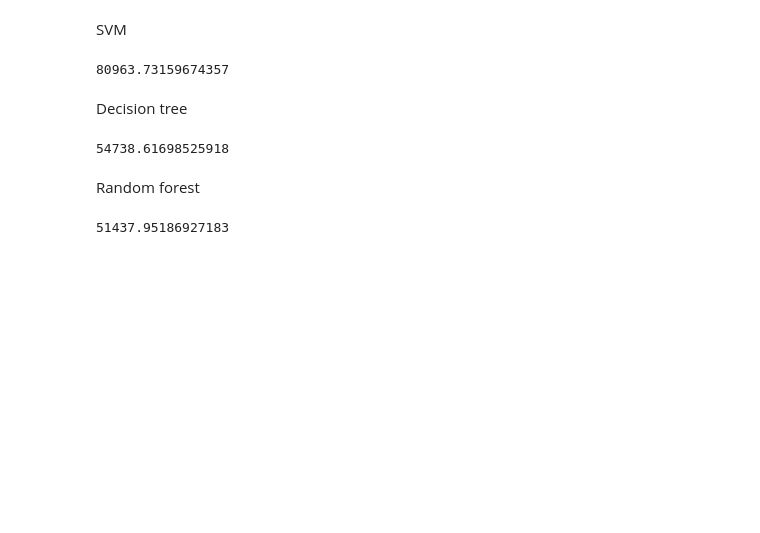
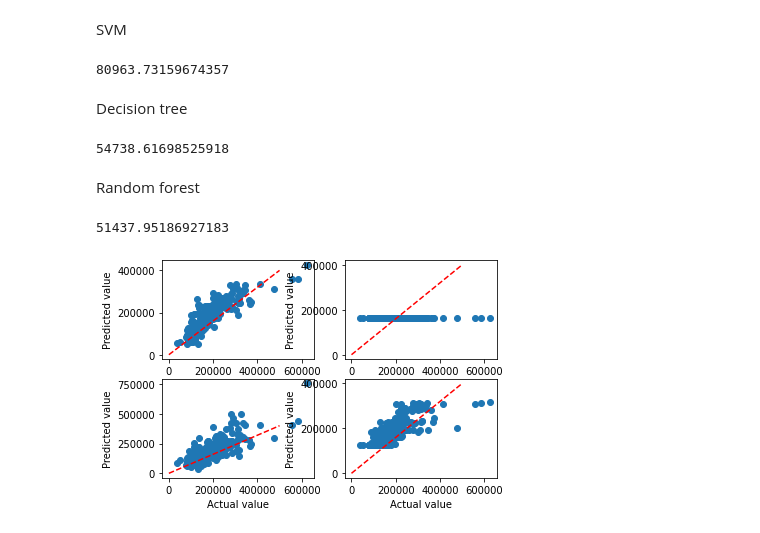
Before and after one commit to Dashnyam7/DIC_assignment, a Jupyter notebook: House_price_prediction.ipynb, the cells around one changed output. Saved outputs shown, nothing was run; the diff lists cells and outputs as text; code cells hidden in the pictures; blank space fills up the shorter version.

```diff
--- a/House_price_prediction.ipynb
+++ b/House_price_prediction.ipynb
@@ -137,3 +145,25 @@ rf_pred = reg.predict(data_test)
 mean_squared_error(target_test, rf_pred,  squared=False)
 # %% [output]
 51437.95186927183
+# %%
+import matplotlib.pyplot as plt
+fig, ((ax1, ax2), (ax3, ax4)) = plt.subplots(2, 2)
+ax1.scatter(target_test, target_pred)
+ax1.plot((0,500000), (0,400000), linestyle='dashed', color="red")
+ax1.set_xlabel("Actual value")
+ax1.set_ylabel("Predicted value")
+ax2.scatter(target_test, svm_pred)
+ax2.plot((0,500000), (0,400000), linestyle='dashed', color="red")
+ax2.set_xlabel("Actual value")
+ax2.set_ylabel("Predicted value")
+ax3.scatter(target_test, dt_pred)
+ax3.plot((0,500000), (0,400000), linestyle='dashed', color="red")
+ax3.set_xlabel("Actual value")
+ax3.set_ylabel("Predicted value")
+ax4.scatter(target_test, rf_pred)
+ax4.plot((0,500000), (0,400000), linestyle='dashed', color="red")
+ax4.set_xlabel("Actual value")
+ax4.set_ylabel("Predicted value")
+plt.show()
+# %% [output]
+[figure, added]
```
Also changed, not shown: parts of 3 cells of this notebook.
